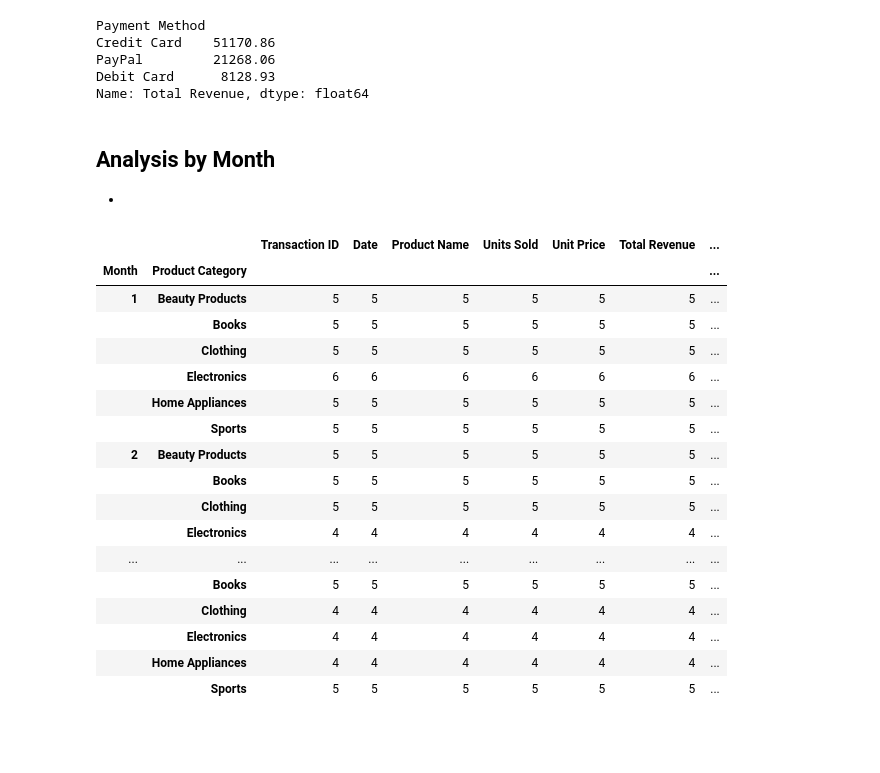
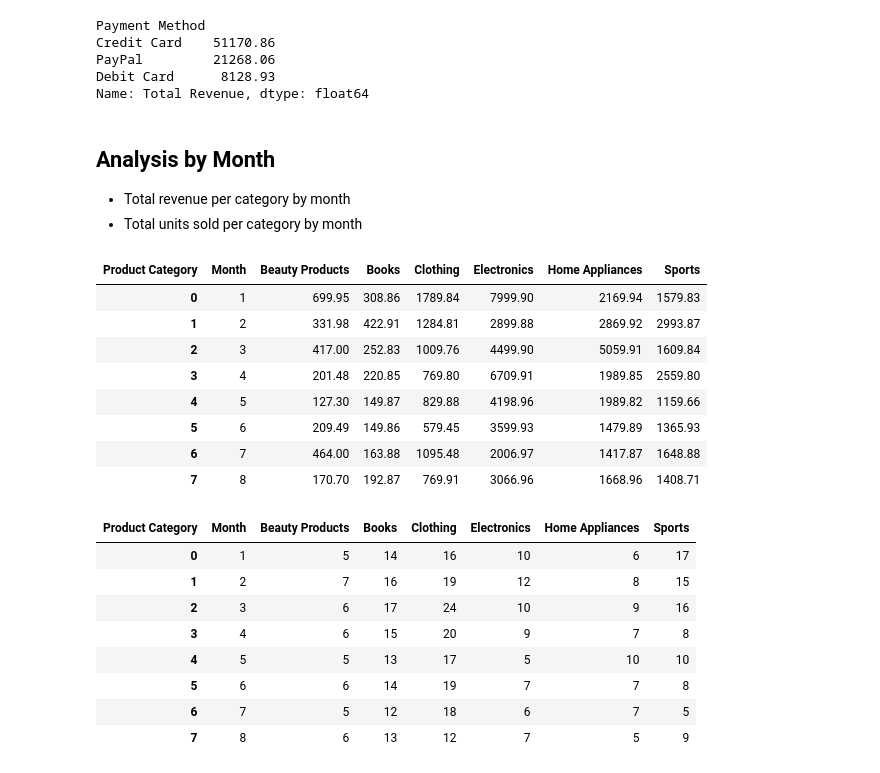
Before and after one commit to KeeganDavis/data-projects, a Jupyter notebook: data-analysis/online-sales-dataset/python_analysis.ipynb, the cells around one changed output. Saved outputs shown, nothing was run; the diff lists cells and outputs as text; code cells hidden in the pictures; blank space fills up the shorter version.

Commit message:
created stacked bar charts for total revenue per category by month and total units sold per category by month

```diff
--- a/data-analysis/online-sales-dataset/python_analysis.ipynb
+++ b/data-analysis/online-sales-dataset/python_analysis.ipynb
@@ -145,31 +145,27 @@ fig = px.bar(payment_methods_revenue, x=payment_methods_revenue.index, y=payment
              )
 fig.update_traces(textfont_size=11, textangle=0, textposition="outside", cliponaxis=False, texttemplate='%{y:.2f}')
 fig.show()
-# %% [markdown]
-## Analysis by Month
--
+# %% [markdown]
+## Analysis by Month
+- Total revenue per category by month
+- Total units sold per category by month
 # %%
+# create monthly group df and monthly category group df
 monthly_group = df.groupby(['Month'])
 
 monthly_cat_group = df.groupby(['Month', 'Product Category'])
-
-monthly_cat_group.count()
-# %% [output]
-|  |  | Transaction ID | Date | Product Name | Units Sold | Unit Price | Total Revenue | ... |
-| Month | Product Category |  |  |  |  |  |  | ... |
-| 1 | Beauty Products | 5 | 5 | 5 | 5 | 5 | 5 | ... |
-|  | Books | 5 | 5 | 5 | 5 | 5 | 5 | ... |
-|  | Clothing | 5 | 5 | 5 | 5 | 5 | 5 | ... |
-|  | Electronics | 6 | 6 | 6 | 6 | 6 | 6 | ... |
-|  | Home Appliances | 5 | 5 | 5 | 5 | 5 | 5 | ... |
-|  | Sports | 5 | 5 | 5 | 5 | 5 | 5 | ... |
-| 2 | Beauty Products | 5 | 5 | 5 | 5 | 5 | 5 | ... |
-|  | Books | 5 | 5 | 5 | 5 | 5 | 5 | ... |
-|  | Clothing | 5 | 5 | 5 | 5 | 5 | 5 | ... |
-|  | Electronics | 4 | 4 | 4 | 4 | 4 | 4 | ... |
-| ... | ... | ... | ... | ... | ... | ... | ... | ... |
-|  | Books | 5 | 5 | 5 | 5 | 5 | 5 | ... |
-|  | Clothing | 4 | 4 | 4 | 4 | 4 | 4 | ... |
-|  | Electronics | 4 | 4 | 4 | 4 | 4 | 4 | ... |
-|  | Home Appliances | 4 | 4 | 4 | 4 | 4 | 4 | ... |
-|  | Sports | 5 | 5 | 5 | 5 | 5 | 5 | ... |
+# %%
+# pivot df to create columns for the product categories
+pivot_df = monthly_cat_group.sum().reset_index().pivot(index='Month', columns='Product Category', values='Total Revenue').reset_index()
+
+pivot_df
+# %% [output]
+| Product Category | Month | Beauty Products | Books | Clothing | Electronics | Home Appliances | Sports |
+| 0 | 1 | 699.95 | 308.86 | 1789.84 | 7999.90 | 2169.94 | 1579.83 |
+| 1 | 2 | 331.98 | 422.91 | 1284.81 | 2899.88 | 2869.92 | 2993.87 |
+| 2 | 3 | 417.00 | 252.83 | 1009.76 | 4499.90 | 5059.91 | 1609.84 |
+| 3 | 4 | 201.48 | 220.85 | 769.80 | 6709.91 | 1989.85 | 2559.80 |
+| 4 | 5 | 127.30 | 149.87 | 829.88 | 4198.96 | 1989.82 | 1159.66 |
+| 5 | 6 | 209.49 | 149.86 | 579.45 | 3599.93 | 1479.89 | 1365.93 |
+| 6 | 7 | 464.00 | 163.88 | 1095.48 | 2006.97 | 1417.87 | 1648.88 |
+| 7 | 8 | 170.70 | 192.87 | 769.91 | 3066.96 | 1668.96 | 1408.71 |
@@ -175,0 +177,15 @@ monthly_cat_group.count()
+# %%
+# pivot df to create columns for the product categories
+pivot_df = monthly_cat_group.sum().reset_index().pivot(index='Month', columns='Product Category', values='Units Sold').reset_index()
+
+pivot_df
+# %% [output]
+| Product Category | Month | Beauty Products | Books | Clothing | Electronics | Home Appliances | Sports |
+| 0 | 1 | 5 | 14 | 16 | 10 | 6 | 17 |
+| 1 | 2 | 7 | 16 | 19 | 12 | 8 | 15 |
+| 2 | 3 | 6 | 17 | 24 | 10 | 9 | 16 |
+| 3 | 4 | 6 | 15 | 20 | 9 | 7 | 8 |
+| 4 | 5 | 5 | 13 | 17 | 5 | 10 | 10 |
+| 5 | 6 | 6 | 14 | 19 | 7 | 7 | 8 |
+| 6 | 7 | 5 | 12 | 18 | 6 | 7 | 5 |
+| 7 | 8 | 6 | 13 | 12 | 7 | 5 | 9 |
```
Also changed, not shown: parts of 2 cells of this notebook.
